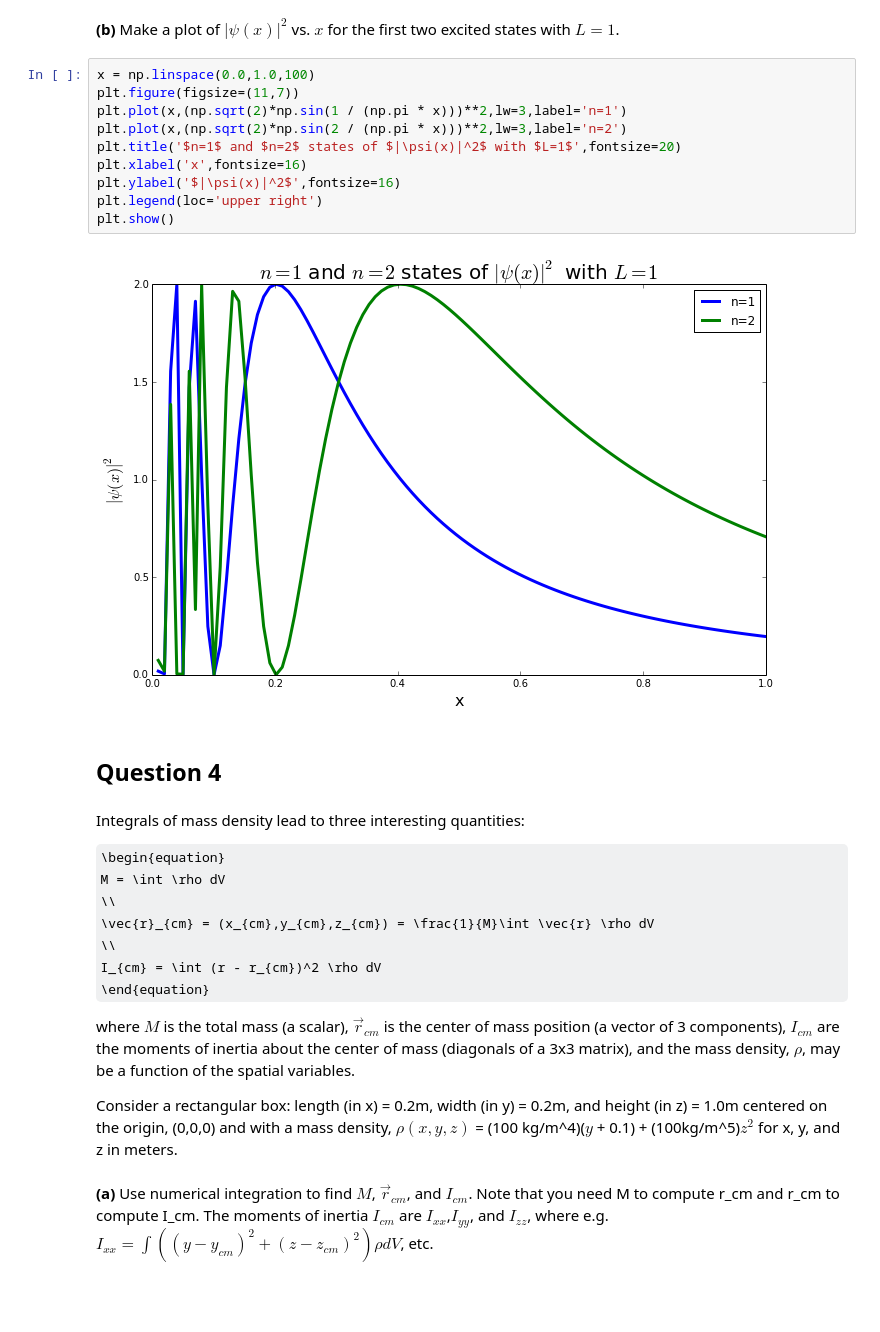
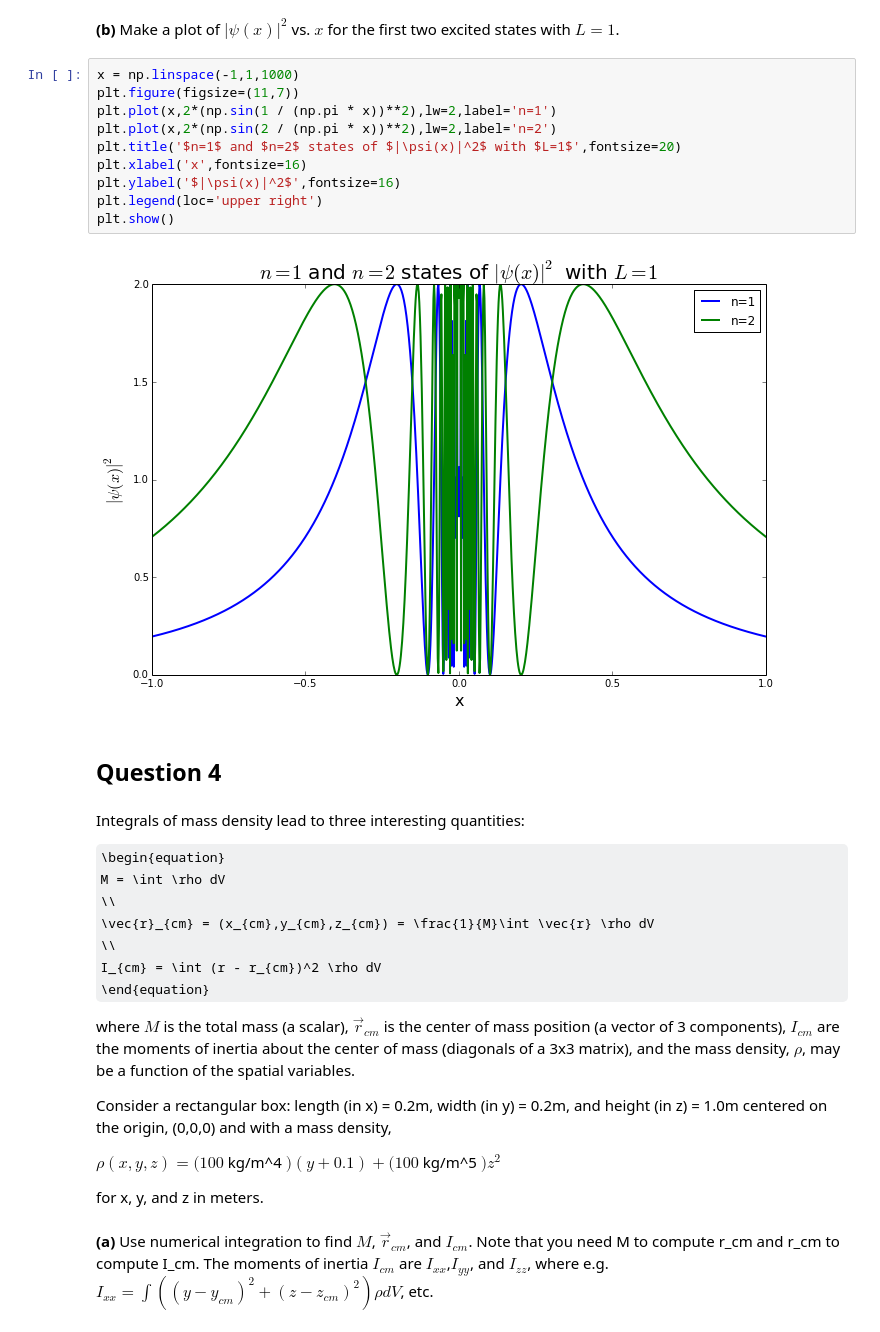
Before and after one commit to pnguye41/PHYS202-S14, a Jupyter notebook: SciPy/IntegrationExercises.ipynb, the cells around one changed output. Cells and saved outputs as stored; diff of their text form; some formulas as TeX source; blank space fills up the shorter version.

```diff
--- a/SciPy/IntegrationExercises.ipynb
+++ b/SciPy/IntegrationExercises.ipynb
@@ -169,17 +175,17 @@ n = 2, using quad:
 # %% [markdown]
 **(b)** Make a plot of $|\psi(x)|^2$ vs. $x$ for the first two excited states with $L=1$.
 # %%
-x = np.linspace(0.0,1.0,100)
+x = np.linspace(-1,1,1000)
 plt.figure(figsize=(11,7))
-plt.plot(x,(np.sqrt(2)*np.sin(1 / (np.pi * x)))**2,lw=3,label='n=1')
-plt.plot(x,(np.sqrt(2)*np.sin(2 / (np.pi * x)))**2,lw=3,label='n=2')
+plt.plot(x,2*(np.sin(1 / (np.pi * x))**2),lw=2,label='n=1')
+plt.plot(x,2*(np.sin(2 / (np.pi * x))**2),lw=2,label='n=2')
 plt.title('$n=1$ and $n=2$ states of $|\psi(x)|^2$ with $L=1$',fontsize=20)
 plt.xlabel('x',fontsize=16)
 plt.ylabel('$|\psi(x)|^2$',fontsize=16)
 plt.legend(loc='upper right')
 plt.show()
 # %% [output]
-[figure, old version]
+[figure, new version]
 # %% [markdown]
 ## Question 4
 # %% [markdown]
@@ -195,6 +201,10 @@ I_{cm} = \int (r - r_{cm})^2 \rho dV
 
 where $M$ is the total mass (a scalar), $\vec{r}_{cm}$ is the center of mass position (a vector of 3 components), $I_{cm}$ are the moments of inertia about the center of mass (diagonals of a 3x3 matrix), and the mass density, $\rho$, may be a function of the spatial variables.
 
-Consider a rectangular box: length (in x) = 0.2m, width (in y) = 0.2m, and height (in z) = 1.0m centered on the origin, (0,0,0) and with a mass density, $\rho (x,y,z)$ = (100 kg/m^4)($y$ + 0.1) + (100kg/m^5)$z^2$ for x, y, and z in meters.
+Consider a rectangular box: length (in x) = 0.2m, width (in y) = 0.2m, and height (in z) = 1.0m centered on the origin, (0,0,0) and with a mass density,
+
+$\rho (x,y,z) = (100 $ kg/m^4 $)(y + 0.1) + (100$ kg/m^5 $)z^2$
+
+for x, y, and z in meters.
 # %% [markdown]
 **(a)** Use numerical integration to find $M$, $\vec{r}_{cm}$, and $I_{cm}$. Note that you need M to compute r_cm and r_cm to compute I_cm. The moments of inertia $I_{cm}$ are $I_{xx}$,$I_{yy}$, and $I_{zz}$, where e.g. $I_{xx}=\int((y-y_{cm})^2 + (z-z_{cm})^2)\rho dV$, etc.
```
Also changed, not shown: parts of 6 cells of this notebook, 1 other file.
